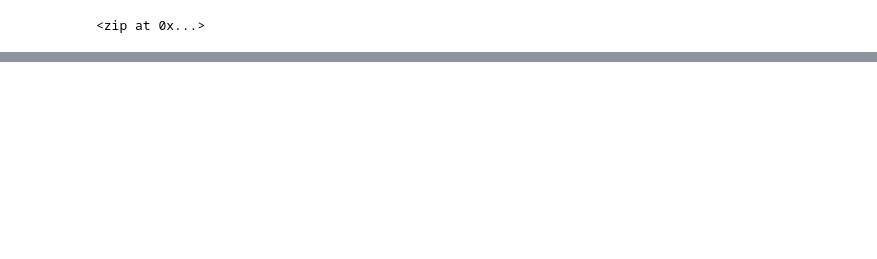
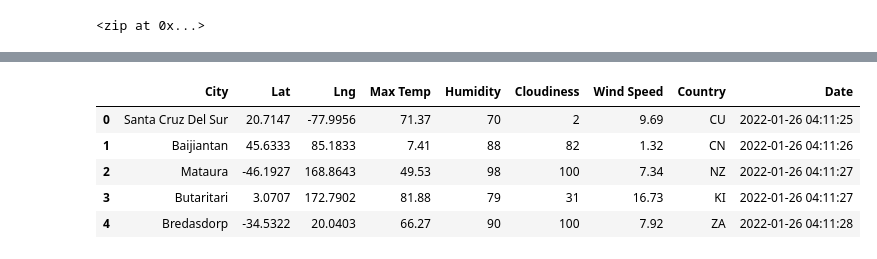
Before and after one commit to alyssamaestringer/World_Weather_Analysis, a Jupyter notebook: WeatherPy.ipynb, the cells around one changed output, grey strips where cells are left out. Drawn from its saved outputs; the diff is of its cells as text; code cells hidden in the pictures; blank space fills up the shorter version.

Commit message:
Added the DF to WeatherPy and a csv file

```diff
--- a/WeatherPy.ipynb
+++ b/WeatherPy.ipynb
@@ -35,0 +42,3 @@ len(cities)
+# %%
+#Build the URL with your weather api key
+url = "https://api.openweathermap.org/data/2.5/weather?units=Imperial&APPID=" + weather_api_key
@@ -35,0 +129,11 @@ len(cities)
+# %%
+# Convert the array of dictinaries above to a pandas DF
+city_data_df = pd.DataFrame(city_data)
+city_data_df.head()
+# %% [output]
+|  | City | Lat | Lng | Max Temp | Humidity | Cloudiness | Wind Speed | Country | Date |
+| 0 | Santa Cruz Del Sur | 20.7147 | -77.9956 | 71.37 | 70 | 2 | 9.69 | CU | 2022-01-26 04:11:25 |
+| 1 | Baijiantan | 45.6333 | 85.1833 | 7.41 | 88 | 82 | 1.32 | CN | 2022-01-26 04:11:26 |
+| 2 | Mataura | -46.1927 | 168.8643 | 49.53 | 98 | 100 | 7.34 | NZ | 2022-01-26 04:11:27 |
+| 3 | Butaritari | 3.0707 | 172.7902 | 81.88 | 79 | 31 | 16.73 | KI | 2022-01-26 04:11:27 |
+| 4 | Bredasdorp | -34.5322 | 20.0403 | 66.27 | 90 | 100 | 7.92 | ZA | 2022-01-26 04:11:28 |
```
Also changed, not shown: parts of 5 cells of this notebook, 4 other files.
